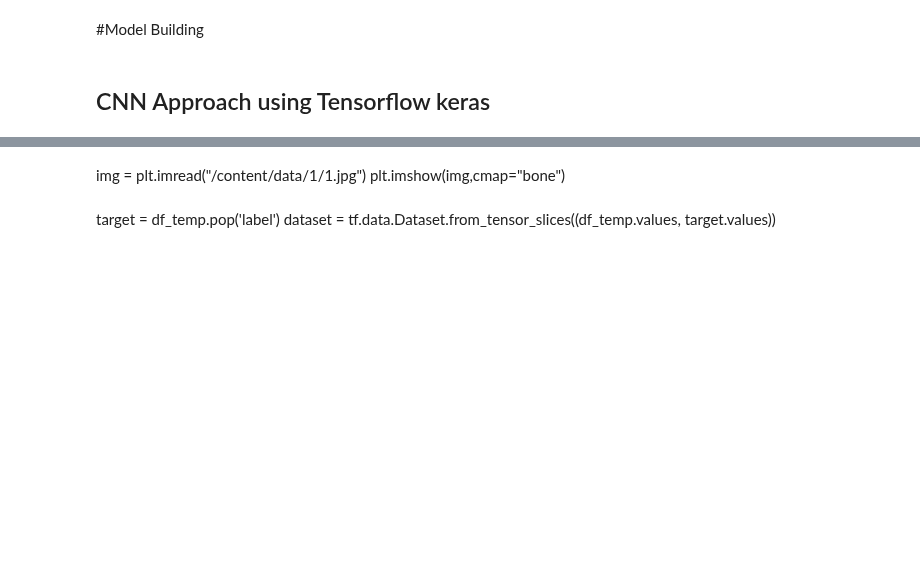
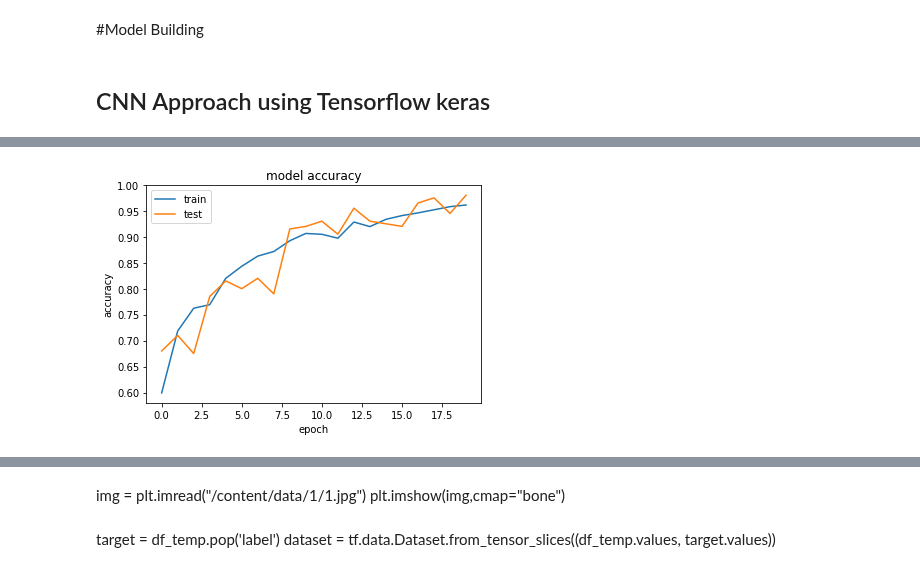
Before and after one commit to PadmarajBhat/Machine-Learning, a Jupyter notebook: BrainTumorClassification.ipynb, the cells around one changed output, grey strips where cells are left out. Saved outputs shown, nothing was run; the diff lists cells and outputs as text; code cells hidden in the pictures; blank space fills up the shorter version.

```diff
--- a/BrainTumorClassification.ipynb
+++ b/BrainTumorClassification.ipynb
@@ -1100,0 +1054,79 @@ _________________________________________________________________
+# %%
+def CNN():
+  SHAPE = 224
+  batch_size = 64
+  def loadImage(loc, file_name):
+      label_transform = [[],np.array([0,0,1]),np.array([0,1,0]),np.array([1,0,0])]
+      loc = loc.numpy().decode('utf-8')
+      file_name = file_name.numpy().decode('utf-8')
+      with h5py.File(loc+file_name,'r') as f:
+            image_array = np.array(f['cjdata']['image'],dtype=np.float64)
+
+            label = np.array(f['cjdata']['label'], dtype=np.int)[0][0]
+            if image_array.shape[0] != 512:
+              image_array = np.pad(image_array,(512 - image_array.shape[0])//2,'constant',constant_values=0)
+            #image_array = np.array(tf.image.resize(np.stack((image_array,)*3,axis=-1),(SHAPE, SHAPE),method="nearest"))
+            image_array = image_array/image_array.max()
+            return image_array.reshape(512,512,1), label_transform[label]
+
+  dataset= tf.data.Dataset.from_tensor_slices(os.listdir("download/mat/")).\
+              map(lambda x: tf.py_function(func=loadImage,
+        inp=["download/mat/",x], Tout=(tf.float64, tf.int16)))
+  training_data = dataset.shuffle(3000).take(2500).cache().batch(batch_size).prefetch(2)
+  dataset = dataset.skip(2500)
+  validation_data = dataset.take(200).cache().batch(batch_size).prefetch(2)
+  dataset = dataset.skip(200)
+  testing_data = dataset.take(-1).repeat(1).batch(batch_size).prefetch(2)
+  depth = 8
+  model = tf.keras.models.Sequential([
+              tf.keras.layers.Conv2D(4, (3,3), activation="relu", input_shape=(512,512,1))
+              ,tf.keras.layers.MaxPooling2D(2,2)
+              ,tf.keras.layers.Conv2D(8, (3,3), activation="relu")
+              ,tf.keras.layers.MaxPooling2D(2,2)
+              ,tf.keras.layers.Conv2D(16, (3,3), activation="relu")
+              ,tf.keras.layers.MaxPooling2D(2,2)
+              ,tf.keras.layers.Conv2D(32, (3,3), activation="relu")
+              ,tf.keras.layers.MaxPooling2D(2,2)
+              ,tf.keras.layers.Conv2D(64, (3,3), activation="relu")
+              ,tf.keras.layers.MaxPooling2D(2,2)
+              ,tf.keras.layers.Conv2D(128, (3,3), activation="relu")
+              ,tf.keras.layers.MaxPooling2D(2,2)
+              ,tf.keras.layers.Flatten()
+              ,tf.keras.layers.Dropout(0.5)
+              ,tf.keras.layers.Dense(128, activation="relu")
+              ,tf.keras.layers.Dropout(0.5)
+              ,tf.keras.layers.Dense(3,activation="softmax")
+  ])
+
+  model.compile(loss="categorical_crossentropy"
+                ,optimizer= "adam"
+                ,metrics=["accuracy"])#,"Precision","Recall"])
+  print(model.summary())
+
+  history = model.fit_generator(training_data
+                                ,validation_data=validation_data
+                                ,epochs=20
+                                ,use_multiprocessing=True
+                                )
+  # summarize history for accuracy
+  plt.plot(history.history['accuracy'])
+  plt.plot(history.history['val_accuracy'])
+  plt.title('model accuracy')
+  plt.ylabel('accuracy')
+  plt.xlabel('epoch')
+  plt.legend(['train', 'test'], loc='upper left')
+  plt.show()
+  # summarize history for loss
+  plt.plot(history.history['loss'])
+  plt.plot(history.history['val_loss'])
+  plt.title('model loss')
+  plt.ylabel('loss')
+  plt.xlabel('epoch')
+  plt.legend(['train', 'test'], loc='upper left')
+  plt.show()
+
+  result = model.evaluate_generator(testing_data,steps=1)
+  print(result)
+
+CNN()
+# %% [output]
@@ -1100,0 +1150 @@ _________________________________________________________________
+[figure, added]
```
Also changed, not shown: parts of 11 cells of this notebook.
